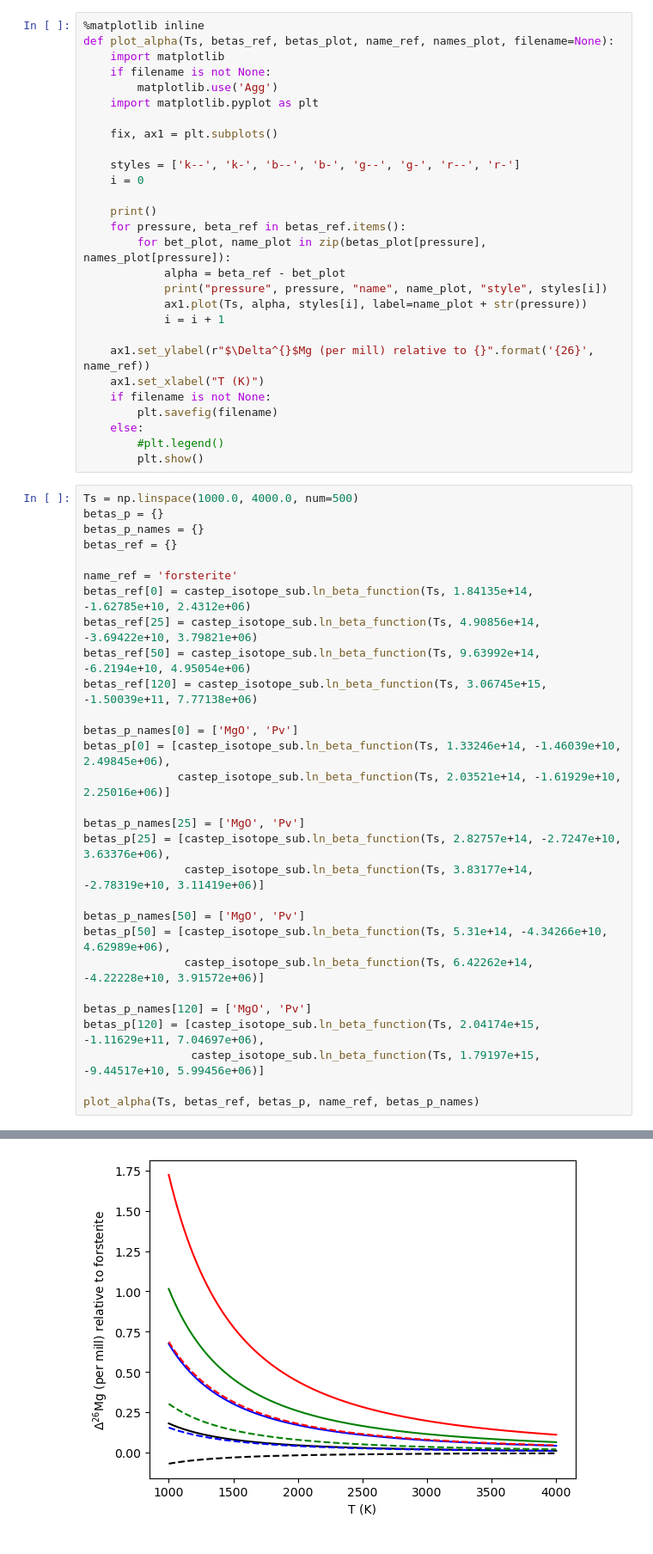
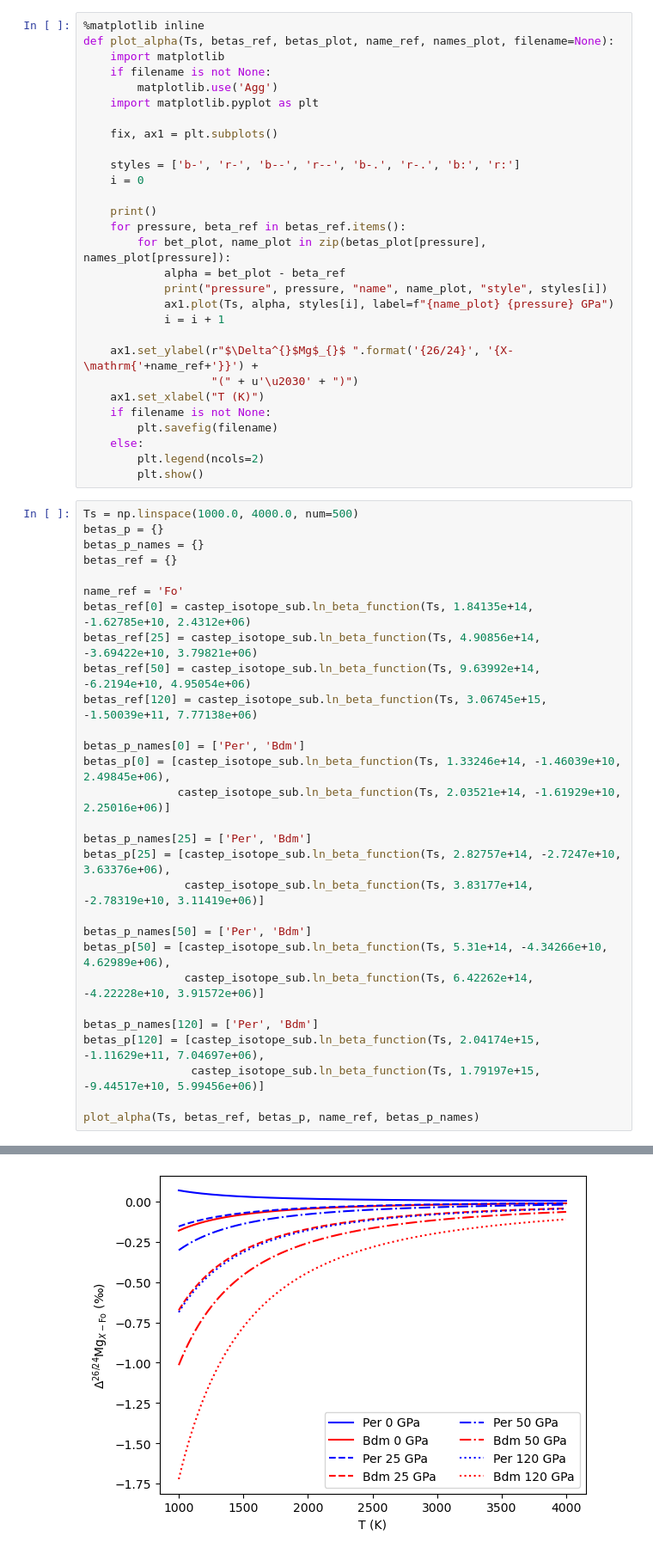
Before and after one commit to andreww/isofrac, a Jupyter notebook: alpha_beta_plots.ipynb, the cells around one changed output, grey strips where cells are left out. Shown at 86% size. Saved outputs shown, nothing was run; the diff lists cells and outputs as text.

Commit message:
More figure cleanup

```diff
--- a/alpha_beta_plots.ipynb
+++ b/alpha_beta_plots.ipynb
@@ -194,23 +202,24 @@ def plot_alpha(Ts, betas_ref, betas_plot, name_ref, names_plot, filename=None):
 
     fix, ax1 = plt.subplots()
 
-    styles = ['k--', 'k-', 'b--', 'b-', 'g--', 'g-', 'r--', 'r-']
+    styles = ['b-', 'r-', 'b--', 'r--', 'b-.', 'r-.', 'b:', 'r:']
     i = 0
 
     print()
     for pressure, beta_ref in betas_ref.items():
         for bet_plot, name_plot in zip(betas_plot[pressure], names_plot[pressure]):
-            alpha = beta_ref - bet_plot
+            alpha = bet_plot - beta_ref
             print("pressure", pressure, "name", name_plot, "style", styles[i])
-            ax1.plot(Ts, alpha, styles[i], label=name_plot + str(pressure))
+            ax1.plot(Ts, alpha, styles[i], label=f"{name_plot} {pressure} GPa")
             i = i + 1
 
-    ax1.set_ylabel(r"$\Delta^{}$Mg (per mill) relative to {}".format('{26}', name_ref))
+    ax1.set_ylabel(r"$\Delta^{}$Mg$_{}$ ".format('{26/24}', '{X-\mathrm{'+name_ref+'}}') +
+                   "(" + u'\u2030' + ")")
     ax1.set_xlabel("T (K)")
     if filename is not None:
         plt.savefig(filename)
     else:
-        #plt.legend()
+        plt.legend(ncols=2)
         plt.show()
 # %%
 Ts = np.linspace(1000.0, 4000.0, num=500)
@@ -218,25 +227,25 @@ betas_p = {}
 betas_p_names = {}
 betas_ref = {}
 
-name_ref = 'forsterite'
+name_ref = 'Fo'
 betas_ref[0] = castep_isotope_sub.ln_beta_function(Ts, 1.84135e+14, -1.62785e+10, 2.4312e+06)
 betas_ref[25] = castep_isotope_sub.ln_beta_function(Ts, 4.90856e+14, -3.69422e+10, 3.79821e+06)
 betas_ref[50] = castep_isotope_sub.ln_beta_function(Ts, 9.63992e+14, -6.2194e+10, 4.95054e+06)
 betas_ref[120] = castep_isotope_sub.ln_beta_function(Ts, 3.06745e+15, -1.50039e+11, 7.77138e+06)
 
-betas_p_names[0] = ['MgO', 'Pv']
+betas_p_names[0] = ['Per', 'Bdm']
 betas_p[0] = [castep_isotope_sub.ln_beta_function(Ts, 1.33246e+14, -1.46039e+10, 2.49845e+06),
               castep_isotope_sub.ln_beta_function(Ts, 2.03521e+14, -1.61929e+10, 2.25016e+06)]
 
-betas_p_names[25] = ['MgO', 'Pv']
+betas_p_names[25] = ['Per', 'Bdm']
 betas_p[25] = [castep_isotope_sub.ln_beta_function(Ts, 2.82757e+14, -2.7247e+10, 3.63376e+06),
                castep_isotope_sub.ln_beta_function(Ts, 3.83177e+14, -2.78319e+10, 3.11419e+06)]
 
-betas_p_names[50] = ['MgO', 'Pv']
+betas_p_names[50] = ['Per', 'Bdm']
 betas_p[50] = [castep_isotope_sub.ln_beta_function(Ts, 5.31e+14, -4.34266e+10, 4.62989e+06),
                castep_isotope_sub.ln_beta_function(Ts, 6.42262e+14, -4.22228e+10, 3.91572e+06)]
 
-betas_p_names[120] = ['MgO', 'Pv']
+betas_p_names[120] = ['Per', 'Bdm']
 betas_p[120] = [castep_isotope_sub.ln_beta_function(Ts, 2.04174e+15, -1.11629e+11, 7.04697e+06),
                 castep_isotope_sub.ln_beta_function(Ts, 1.79197e+15, -9.44517e+10, 5.99456e+06)]
 
@@ -253 +262 @@ pressure 120 name Pv style r-
-[figure, old version]
+[figure, new version]
```
Also changed, not shown: parts of 10 cells of this notebook, 1 other file.
